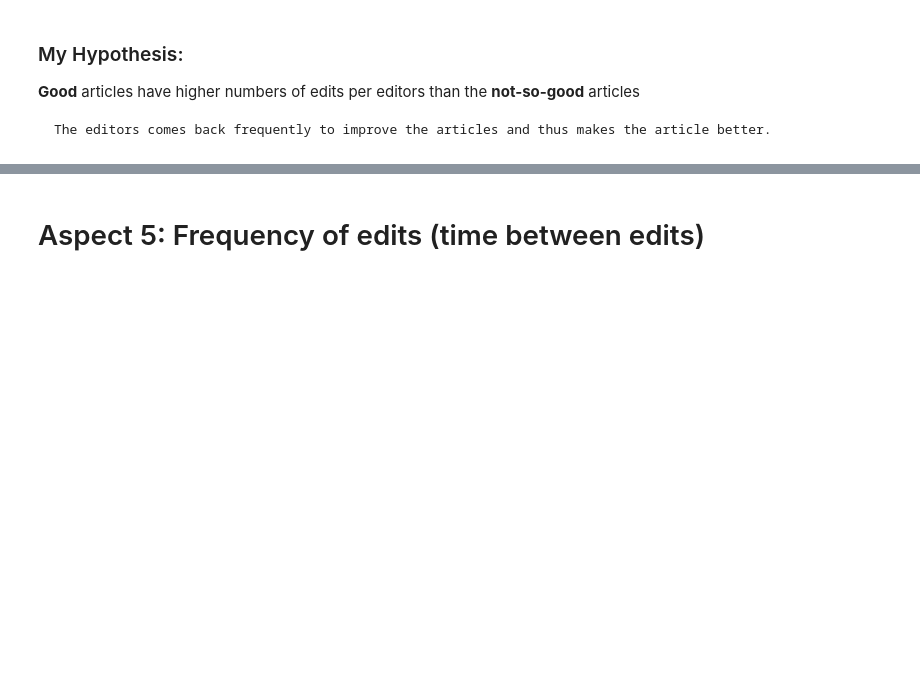
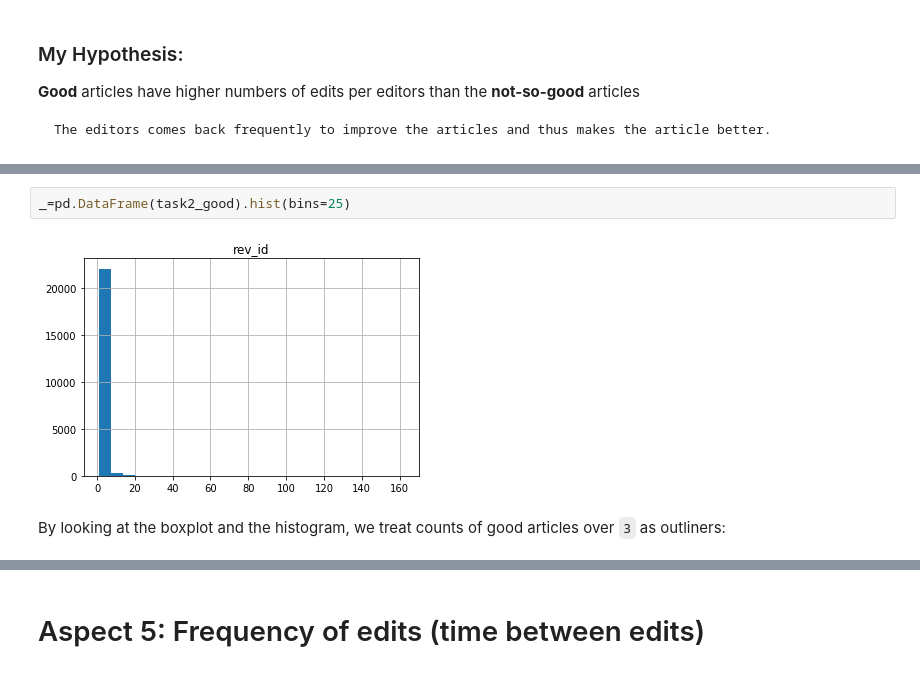
Before and after one commit to wenoptics/social-data-analysis, a Jupyter notebook: analysis_report.ipynb, the cells around one changed output, grey strips where cells are left out. Cells and saved outputs as stored; diff of their text form; blank space fills up the shorter version.

```diff
--- a/analysis_report.ipynb
+++ b/analysis_report.ipynb
@@ -170,0 +182,6 @@ This concludes that my hypothesis that **Good** articles have more diverse numbe
+# %%
+_=pd.DataFrame(task2_good).hist(bins=25)
+# %% [output]
+[figure, added]
+# %% [markdown]
+By looking at the boxplot and the histogram, we treat counts of good articles over `3` as outliners:
```
Also changed, not shown: parts of 47 cells of this notebook.
